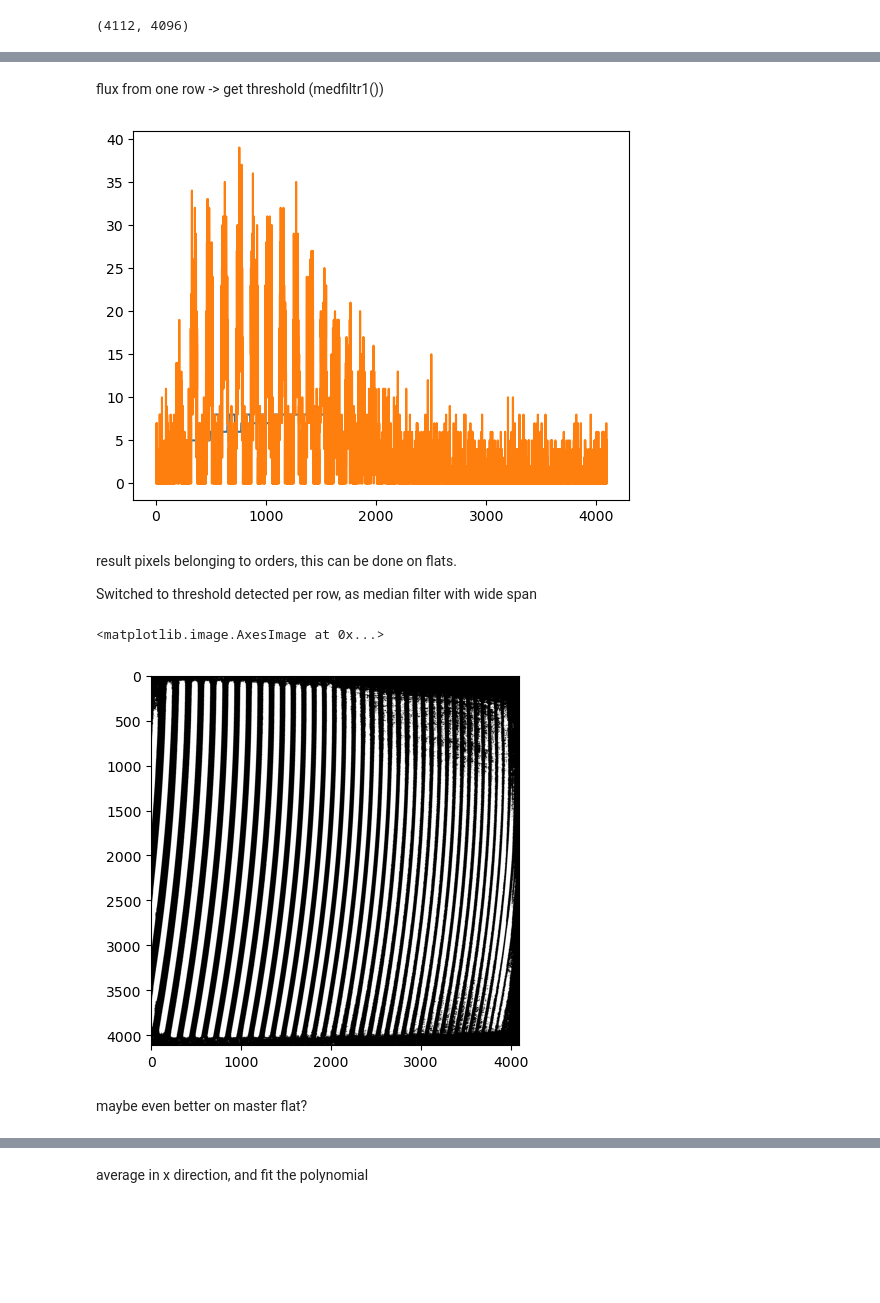
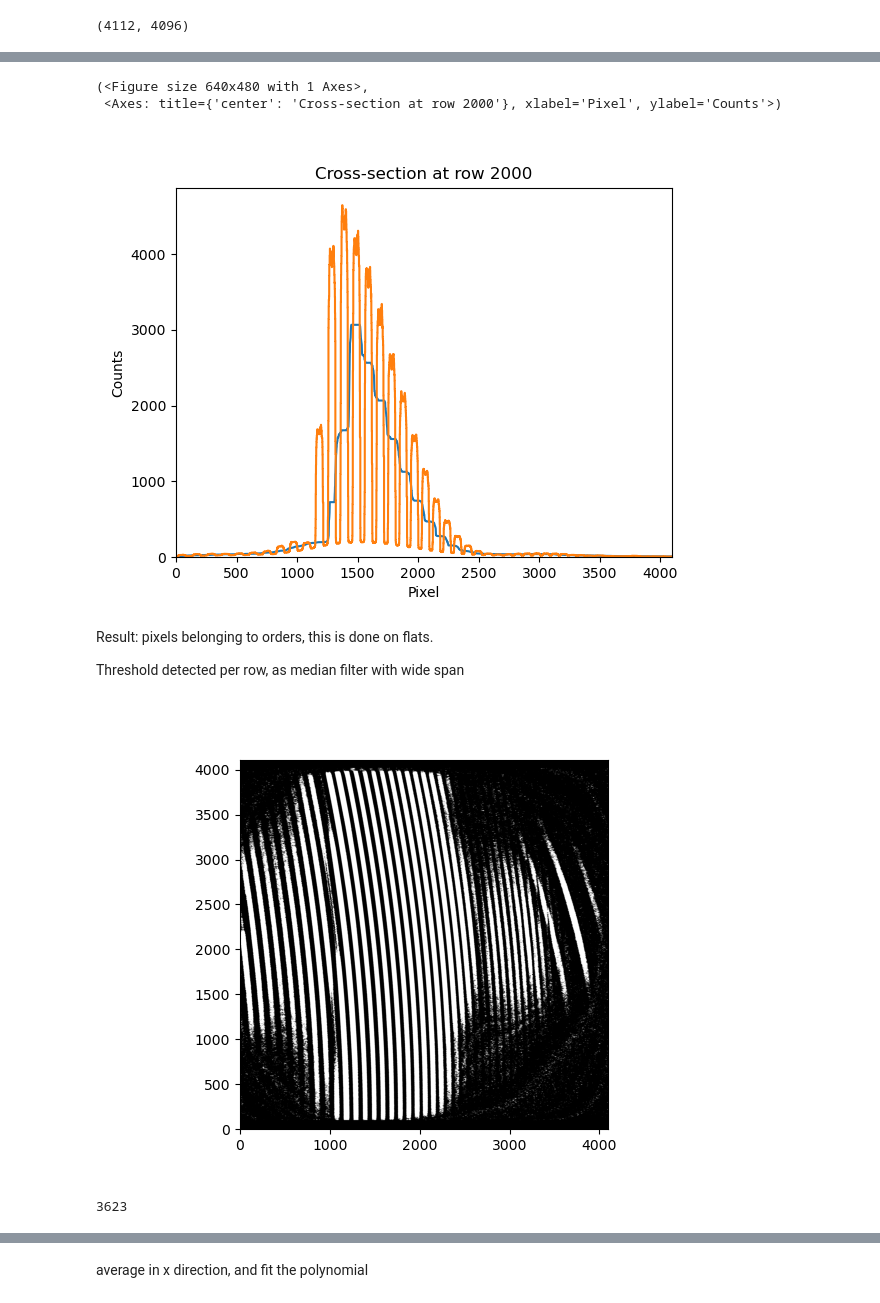
Before and after one commit to joakru-astro/veloce_reduction, a Jupyter notebook: veloce_trace.ipynb, the cells around one changed output, grey strips where cells are left out. Saved outputs shown, nothing was run; the diff lists cells and outputs as text; code cells hidden in the pictures; blank space fills up the shorter version.

Commit message:
updated notebook for finding/refitting traces

```diff
--- a/veloce_trace.ipynb
+++ b/veloce_trace.ipynb
@@ -72,0 +141,2 @@ plt.imshow(image_substracted_bias, cmap='gray', norm="log")
+# %%
+order_nums, coeffs, traces = veloce_reduction_tools.load_prefitted_wavecalib_trace(arm=arm, calib_type='Th')
@@ -84,4 +177,10 @@ image_substracted_bias.shape
+# %%
+# blured = median_filter(image_subtracted_bias, (5,15)) #blue
+# blured = median_filter(image_subtracted_bias, (1,21)) #green
+# blured = median_filter(image_subtracted_bias, (10,10)) #red
+blured = median_filter(image_subtracted_bias, (5,5))
 # %%
-# blured = cv2.blur(image_substracted_bias, (10,10), cv2.BORDER_DEFAULT)
-blured = median_filter(image_substracted_bias, (10,10))
-# plt.imshow(blured, cmap='gray', norm='log')
+plt.figure()
+plt.imshow(blured, cmap='gray', norm='log', origin='lower')
+plt.show()
+# blured = image_substracted_bias
@@ -88,2 +189,0 @@ blured = median_filter(image_substracted_bias, (10,10))
-# %% [markdown]
-flux from one row -> get threshold (medfiltr1())
@@ -106,17 +192,8 @@ flux from one row -> get threshold (medfiltr1())
 # %%
-n = 150
-# plot_cross_section(blured, n, axis='x')
-veloce_reduction_tools.plot_cross_section(image_substracted_bias, n, axis='x')
-
-# fig, ax = plt.subplots(figsize=(12,6))
-# ax.set_title('flat_cross_section')
-# ax.set_xlabel('x [pix]')
-# ax.set_ylabel('flux')
-# x = np.arange(len(blured[n,:]))
-# threshold = median_filter(blured[n,:],501)
-# ax.plot(x, threshold)
-# ax.step(x, blured[n,:])
-# plt.tight_layout()
-# plt.savefig('flat_cross_section.png')
+n = 2000
+# veloce_reduction_tools.plot_cross_section(image_substracted_bias, n, axis='x')
+veloce_reduction_tools.plot_cross_section(blured, n, axis='x')
 # %% [output]
+(<Figure size 640x480 with 1 Axes>,
+ <Axes: title={'center': 'Cross-section at row 2000'}, xlabel='Pixel', ylabel='Counts'>)
-[figure, old version]
+[figure, new version]
@@ -123,14 +202,12 @@ veloce_reduction_tools.plot_cross_section(image_substracted_bias, n, axis='x')
 # %% [markdown]
-result pixels belonging to orders, this can be done on flats.
+Result: pixels belonging to orders, this is done on flats.
 
-Switched to threshold detected per row, as median filter with wide span
+Threshold detected per row, as median filter with wide span
+# %%
+binarized = veloce_reduction_tools.get_binary_mask(blured, arm=arm, axis='x')
 # %%
-binarized = veloce_reduction_tools.get_binary_mask(blured, axis='x')
-# binarized = veloce_reduction_tools.get_binary_mask(image_substracted_bias, axis='x')
-
-plt.imshow(binarized, cmap='gray')
+plt.figure()
+plt.imshow(binarized, cmap='gray', origin='lower')
+plt.show()
 # %% [output]
-<matplotlib.image.AxesImage at 0x...>
-[figure, old version]
+[figure, new version]
-# %% [markdown]
-maybe even better on master flat?
@@ -137,2 +216,7 @@ maybe even better on master flat?
+# %%
+del blured
+gc.collect()
+# %% [output]
+3623
 # %%
 orders = veloce_reduction_tools.get_orders_masks(binarized)
```
Also changed, not shown: parts of 96 cells of this notebook.
